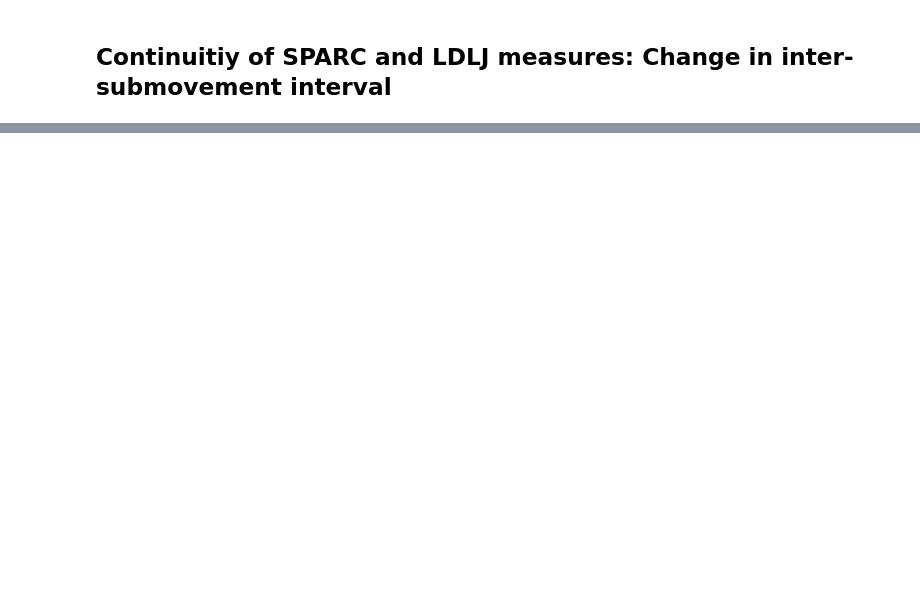
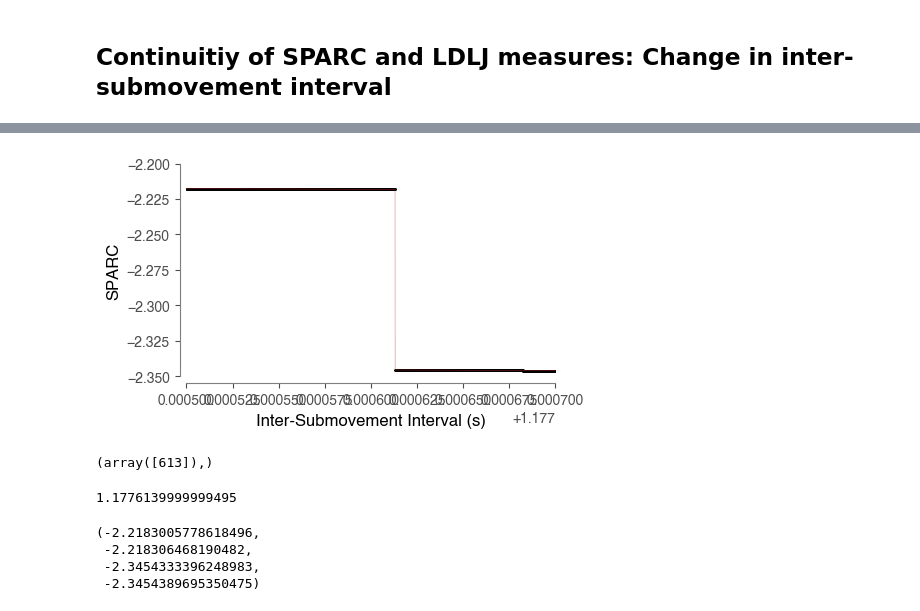
Before and after one commit to siva82kb/kinometrics, a Jupyter notebook: analysis/smoothness_properties.ipynb, the cells around one changed output, grey strips where cells are left out. Saved outputs shown, nothing was run; the diff lists cells and outputs as text; code cells hidden in the pictures; blank space fills up the shorter version.

```diff
--- a/analysis/smoothness_properties.ipynb
+++ b/analysis/smoothness_properties.ipynb
@@ -365,0 +359,62 @@ plt.tight_layout()
+# %%
+# Generate of a series of movements with two submovements and varying amplitude.
+dt = 0.001
+fs = 1/dt
+t = np.arange(0, 3.0, dt)
+v = movements.gaussian_discrete_movement(amp=1, dur=1., loc=0.5, time=t, data_type='vel')
+
+# Generate a series of movements of varying amplitude
+# dts = 1e-6
+# ts1, ts2 = 1.177, 1.178
+# tsvals = np.arange(ts1, ts2, dts)
+# u = [movements.gaussian_discrete_movement(amp=1., dur=1., loc=_uloc, time=t, data_type='vel')
+#      for _uloc in tsvals]
+dts = 1e-8
+ts_disc = 1.1776
+ts1, ts2 = ts_disc - 1e-4, ts_disc + 1e-4
+tsvals = np.arange(ts1, ts2, dts)
+u = [movements.gaussian_discrete_movement(amp=1., dur=1., loc=_uloc, time=t, data_type='vel')
+     for _uloc in tsvals]
+# %%
+# Compute the SPARC smoothness for the combined movements.
+sparc_smooth = np.zeros(len(u))
+for i, _u in enumerate(u):
+    w = v + _u
+    # Start and stop of the velocity profile
+    strt_inx, stp_inx = np.where(w > 0.01)[0][[0, -1]]
+    sparc_smooth[i] = quality.smoothness.sparc(w[strt_inx:stp_inx], fs=fs)[0]
+# %%
+fig = plt.figure(figsize=(5, 3))
+ax = fig.add_subplot(111)
+ax.plot(tsvals, sparc_smooth[::], '.', markersize=0.5, color="black")
+ax.plot(tsvals, sparc_smooth, lw=0.5, color="tab:red", alpha=0.5)
+ax.set_xlim(ts1, ts2)
+ax.set_ylim(-2.35, -2.2)
+ax.spines['right'].set_visible(False)
+ax.spines['top'].set_visible(False)
+ax.spines['left'].set_position(('outward', 5))
+ax.spines['bottom'].set_position(('outward', 5))
+ax.spines['left'].set_color("tab:gray")
+ax.spines['bottom'].set_color("tab:gray")
+ax.tick_params(axis='x', colors='0.3')
+ax.tick_params(axis='y', colors='0.3')
+ax.set_xlabel("Inter-Submovement Interval (s)", fontsize=12)
+ax.set_ylabel("SPARC", fontsize=12)
+plt.tight_layout()
+# %% [output]
+[figure, added]
+# %%
+np.where(np.diff(sparc_smooth) == np.min(np.diff(sparc_smooth)))
+# %% [output]
+(array([613]),)
+# %%
+tsvals[614]
+# %% [output]
+1.1776139999999495
+# %%
+sparc_smooth[612], sparc_smooth[613], sparc_smooth[614], sparc_smooth[615]
+# %% [output]
+(-2.2183005778618496,
+ -2.218306468190482,
+ -2.3454333396248983,
+ -2.3454389695350475)
```
Also changed, not shown: parts of 11 cells of this notebook, 10 other files.
